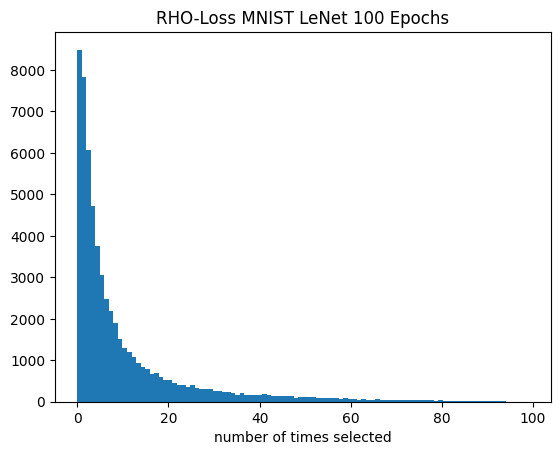
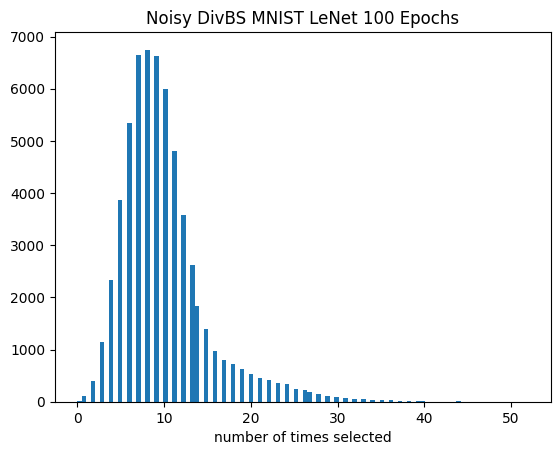
The change to this notebook cell's code, shown as a diff; its figure went from the first image to the second:
--- before
+++ after
@@ -1,6 +1,6 @@
-num_selected = selected_points.sum(axis=0)
+
 plt.hist(num_selected, bins=num_epochs)
 
 plt.xlabel('number of times selected')
-plt.title('RHO-Loss MNIST LeNet 100 Epochs')
+plt.title('Noisy DivBS MNIST LeNet 100 Epochs')
 plt.show()

Commit: Changes to nomenclature